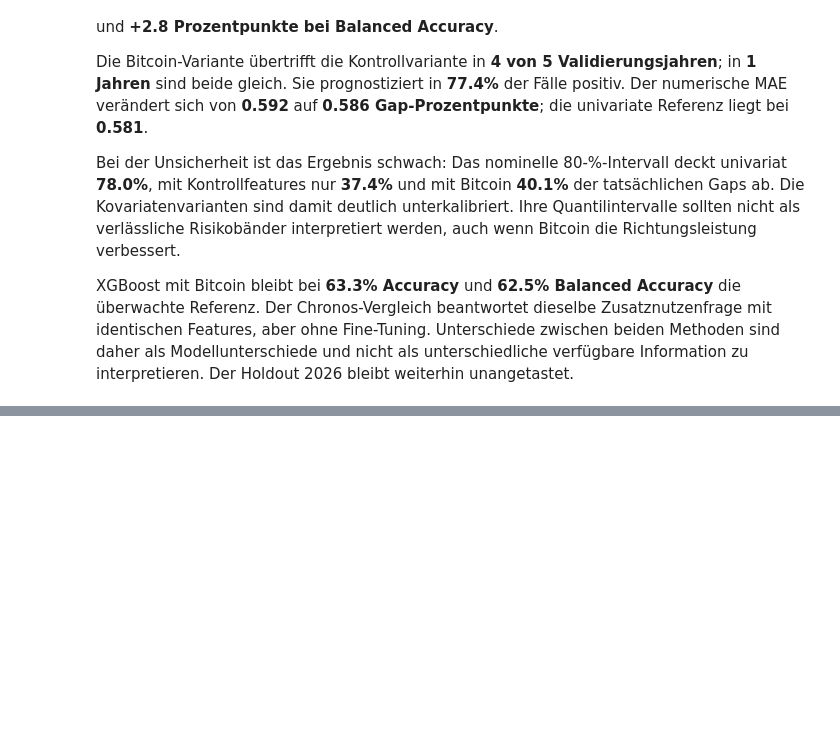
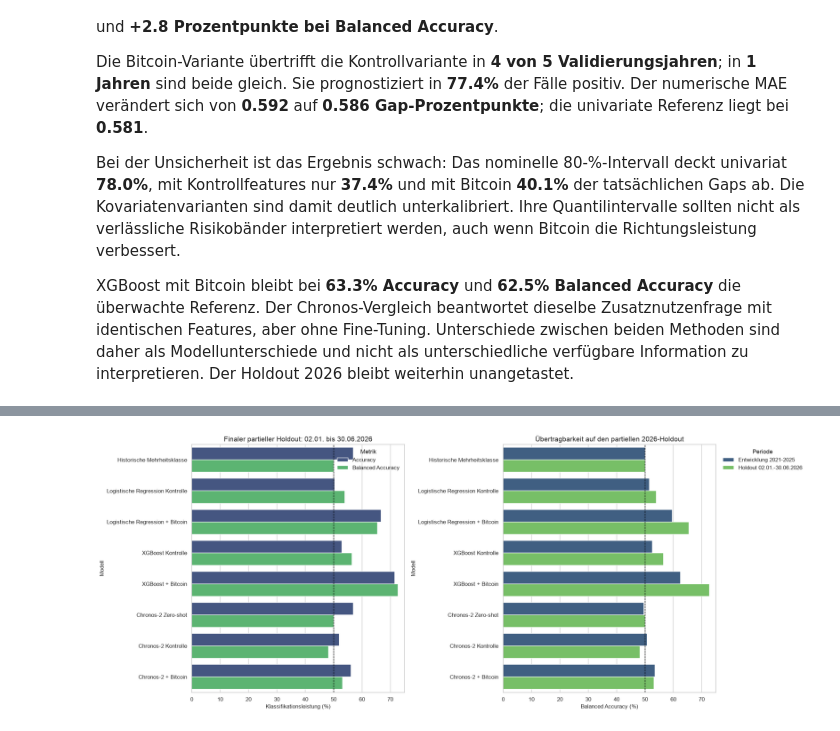
Before and after one commit to Steff72/CSP1, a Jupyter notebook: notebooks/btc_overnight_qqq_forecasting.ipynb, the cells around one changed output, grey strips where cells are left out. Saved outputs shown, nothing was run; the diff lists cells and outputs as text; code cells hidden in the pictures; blank space fills up the shorter version.

Commit message:
Add final 2026 holdout evaluation

```diff
--- a/notebooks/btc_overnight_qqq_forecasting.ipynb
+++ b/notebooks/btc_overnight_qqq_forecasting.ipynb
@@ -4007,0 +4605,72 @@ ausgewertet und separat von den Entwicklungsergebnissen berichtet.
+# %%
+# Plot final performance and temporal transfer on common scales
+holdout_metric_plot = holdout_metrics.melt(
+    id_vars="model",
+    value_vars=["Accuracy", "Balanced Accuracy"],
+    var_name="Metrik",
+    value_name="Wert",
+)
+holdout_metric_plot["Wert (%)"] = 100 * holdout_metric_plot["Wert"]
+
+balanced_transfer_plot = development_holdout_comparison.melt(
+    id_vars="model",
+    value_vars=[
+        "Balanced Accuracy Entwicklung 2021-2025",
+        "Balanced Accuracy Holdout 2026",
+    ],
+    var_name="Periode",
+    value_name="Balanced Accuracy",
+)
+balanced_transfer_plot["Periode"] = balanced_transfer_plot[
+    "Periode"
+].replace(
+    {
+        "Balanced Accuracy Entwicklung 2021-2025": "Entwicklung 2021-2025",
+        "Balanced Accuracy Holdout 2026": "Holdout 02.01.-30.06.2026",
+    }
+)
+balanced_transfer_plot["Balanced Accuracy (%)"] = (
+    100 * balanced_transfer_plot["Balanced Accuracy"]
+)
+
+fig, axes = plt.subplots(1, 2, figsize=(20, 8))
+sns.barplot(
+    data=holdout_metric_plot,
+    y="model",
+    x="Wert (%)",
+    hue="Metrik",
+    order=final_model_order,
+    palette=[VIRIDIS(0.25), VIRIDIS(0.72)],
+    ax=axes[0],
+)
+axes[0].axvline(50, color="black", linewidth=1, linestyle="--")
+axes[0].set_xlim(0, 75)
+axes[0].set_title("Finaler partieller Holdout: 02.01. bis 30.06.2026")
+axes[0].set_xlabel("Klassifikationsleistung (%)")
+axes[0].set_ylabel("Modell")
+axes[0].legend(title="Metrik")
+
+sns.barplot(
+    data=balanced_transfer_plot,
+    y="model",
+    x="Balanced Accuracy (%)",
+    hue="Periode",
+    order=final_model_order,
+    palette=[VIRIDIS(0.30), VIRIDIS(0.78)],
+    ax=axes[1],
+)
+axes[1].axvline(50, color="black", linewidth=1, linestyle="--")
+axes[1].set_xlim(0, 75)
+axes[1].set_title("Übertragbarkeit auf den partiellen 2026-Holdout")
+axes[1].set_xlabel("Balanced Accuracy (%)")
+axes[1].set_ylabel("Modell")
+axes[1].legend(
+    title="Periode",
+    loc="upper left",
+    bbox_to_anchor=(1.01, 1.0),
+)
+
+fig.tight_layout()
+plt.show()
+# %% [output]
+[figure, added]
```
Also changed, not shown: parts of 12 cells of this notebook, 2 other files.
